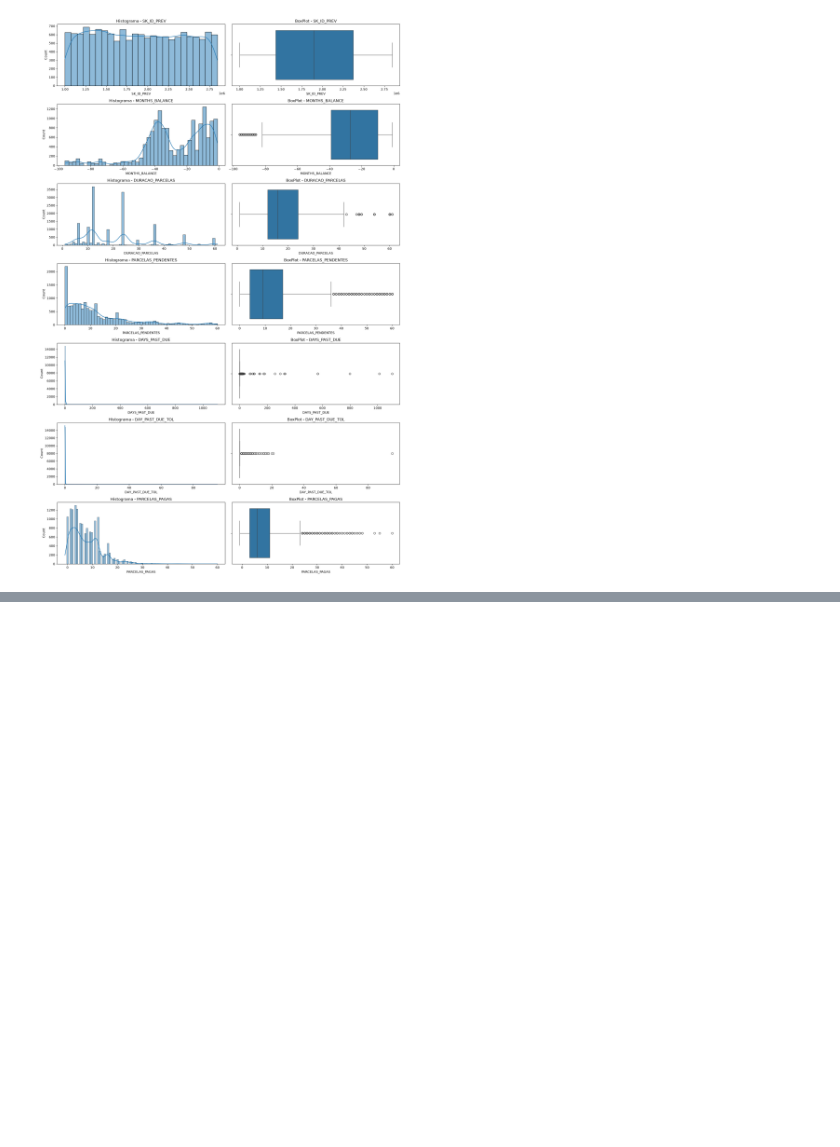
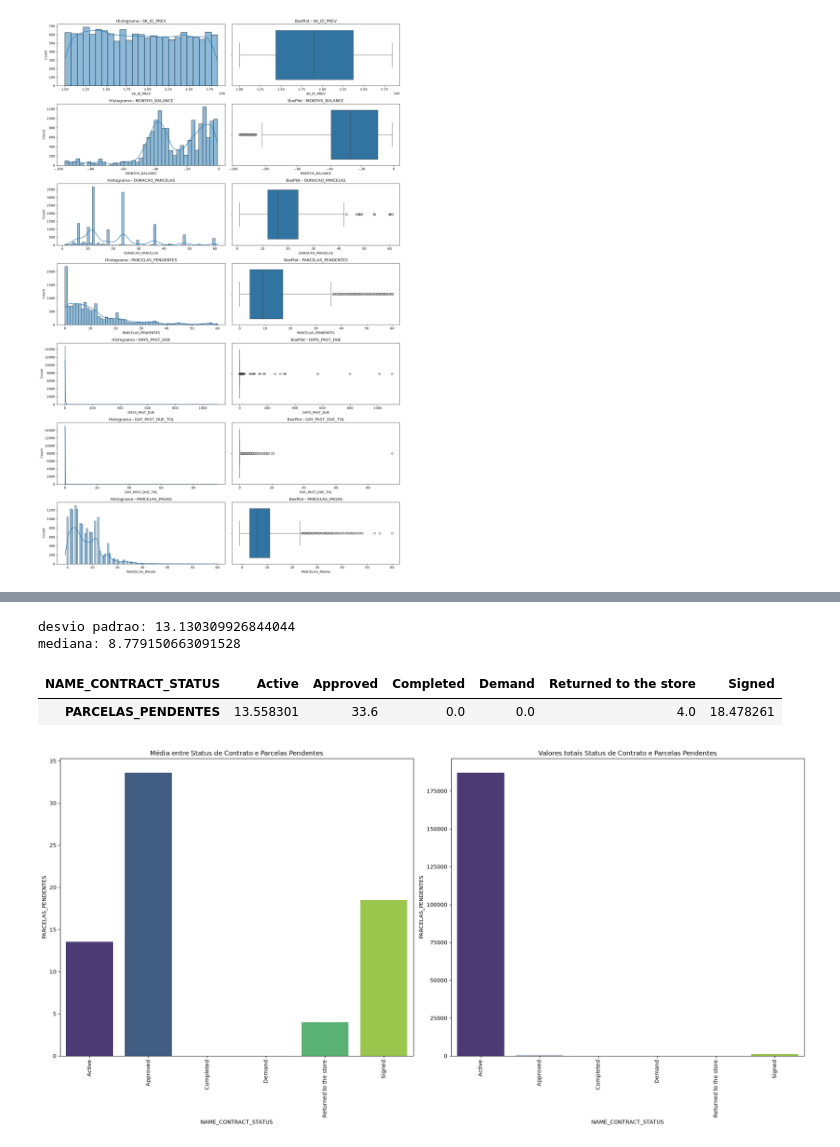
Before and after one commit to WesleySouza13/Home-Credit-Default-Risk, a Jupyter notebook: notebooks/EDA.ipynb, the cells around one changed output, grey strips where cells are left out. Drawn from its saved outputs; the diff is of its cells as text; code cells hidden in the pictures; blank space fills up the shorter version.

```diff
--- a/notebooks/EDA.ipynb
+++ b/notebooks/EDA.ipynb
@@ -530,0 +506,9 @@ plot_cat_num_features(df_credit)
+# %%
+# status do contrado e parcelas pendentes
+plot_groupby(df_credit, 'NAME_CONTRACT_STATUS', 'PARCELAS_PENDENTES', 'Status de Contrato e Parcelas Pendentes').plot_mean()
+# %% [output]
+desvio padrao: 13.130309926844044
+mediana: 8.779150663091528
+| NAME_CONTRACT_STATUS | Active | Approved | Completed | Demand | Returned to the store | Signed |
+| PARCELAS_PENDENTES | 13.558301 | 33.6 | 0.0 | 0.0 | 4.0 | 18.478261 |
+[figure, added]
```
Also changed, not shown: parts of 12 cells of this notebook, 1 other file.
